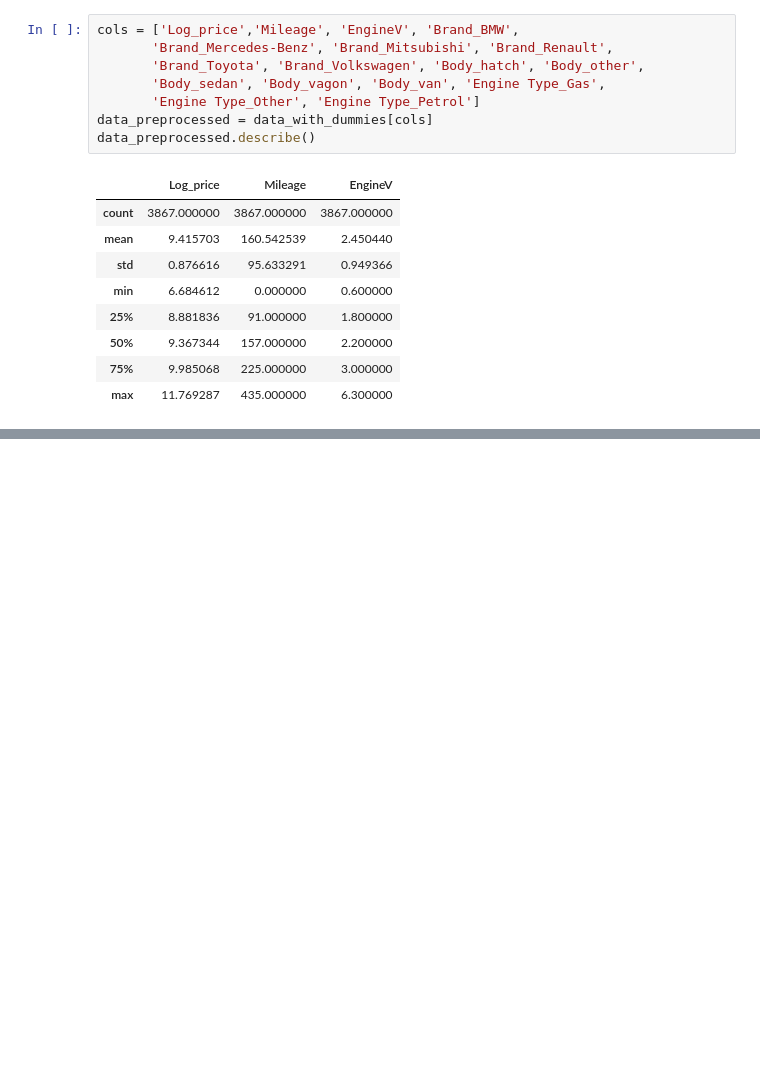
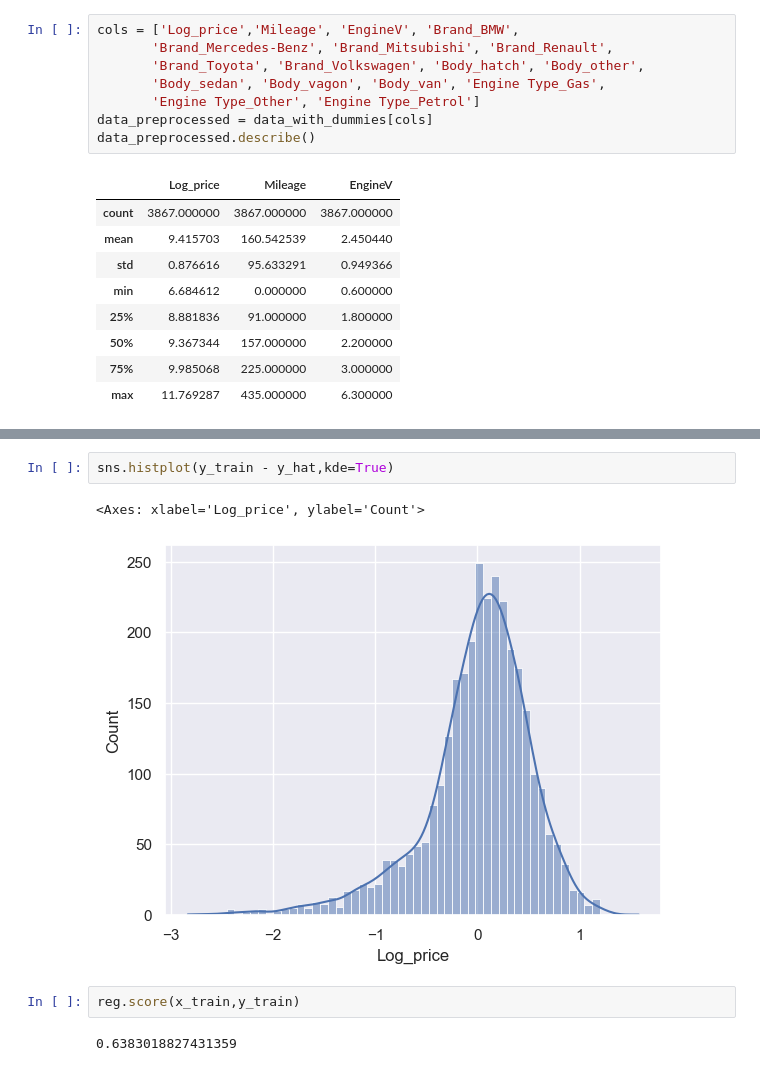
Before and after one commit to diaazg/cars-sales, a Jupyter notebook: analysis.ipynb, the cells around one changed output, grey strips where cells are left out. Cells and saved outputs as stored; diff of their text form; blank space fills up the shorter version.

```diff
--- a/analysis.ipynb
+++ b/analysis.ipynb
@@ -382,0 +466,9 @@ data_preprocessed.describe()
+# %%
+sns.histplot(y_train - y_hat,kde=True)
+# %% [output]
+<Axes: xlabel='Log_price', ylabel='Count'>
+[figure, added]
+# %%
+reg.score(x_train,y_train)
+# %% [output]
+0.6383018827431359
```
Also changed, not shown: parts of 26 cells of this notebook.
